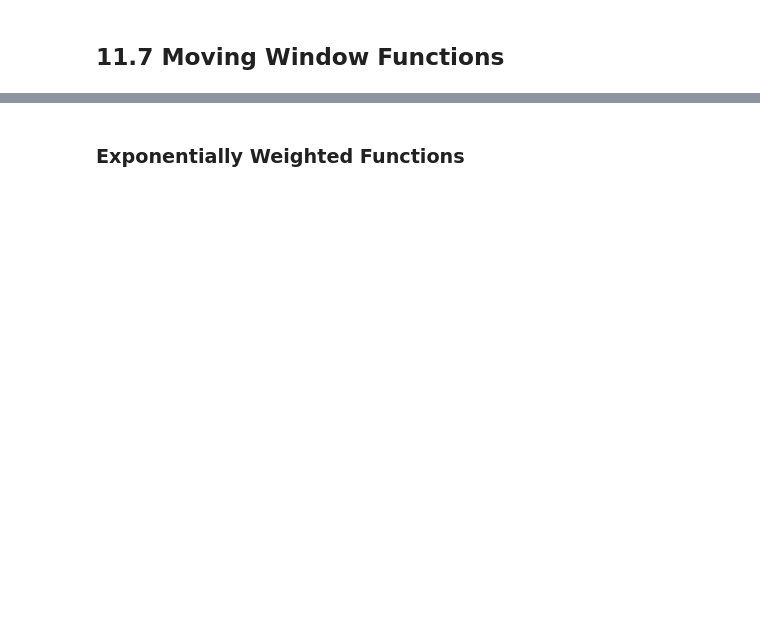
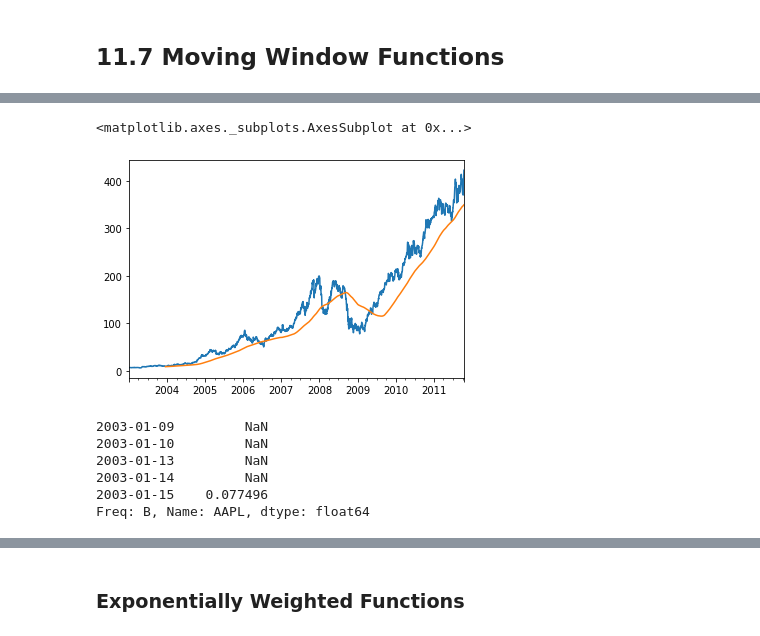
Before and after one commit to HuCui2022/data_python_analysis, a Jupyter notebook: pandas007_TimeSeries.ipynb, the cells around one changed output, grey strips where cells are left out. Drawn from its saved outputs; the diff is of its cells as text; code cells hidden in the pictures; blank space fills up the shorter version.

```diff
--- a/pandas007_TimeSeries.ipynb
+++ b/pandas007_TimeSeries.ipynb
@@ -1521,0 +2141,5 @@ Freq: Q-DEC, Name: infl, Length: 203, dtype: float64
+# %%
+close_px_all = pd.read_csv('stock_px_2.csv', parse_dates=True, index_col=0)
+close_px = close_px_all[['AAPL', 'MSFT', 'XOM']]
+close_px = close_px.resample('B').ffill()
+close_px
@@ -1521,0 +2160,20 @@ Freq: Q-DEC, Name: infl, Length: 203, dtype: float64
+# %%
+close_px.AAPL.plot()
+close_px.AAPL.rolling(250).mean().plot() # 滑动窗口的平均。类似于groupby 和 resample ,调用后可以调用统计函数。
+# %% [output]
+<matplotlib.axes._subplots.AxesSubplot at 0x...>
+[figure, added]
+# %%
+# 一个问题，在开始阶段，我们数据可能少于window periods 怎么设置？？？
+# min_periods 这个参数可以
+
+appl_std250 = close_px.AAPL.rolling(250, min_periods=10).std()
+
+appl_std250[5:10]
+# %% [output]
+2003-01-09         NaN
+2003-01-10         NaN
+2003-01-13         NaN
+2003-01-14         NaN
+2003-01-15    0.077496
+Freq: B, Name: AAPL, dtype: float64
```
Also changed, not shown: parts of 48 cells of this notebook.
